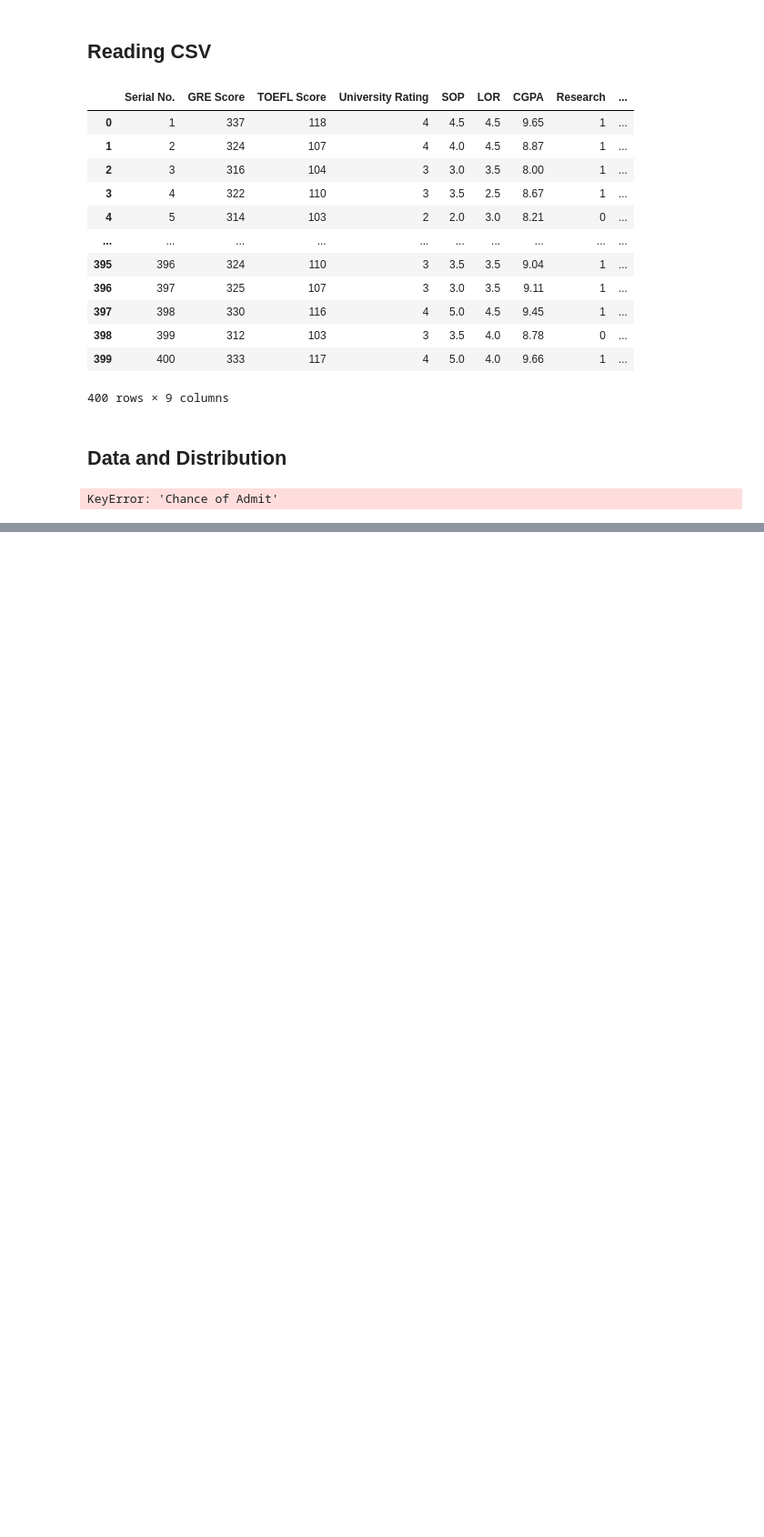
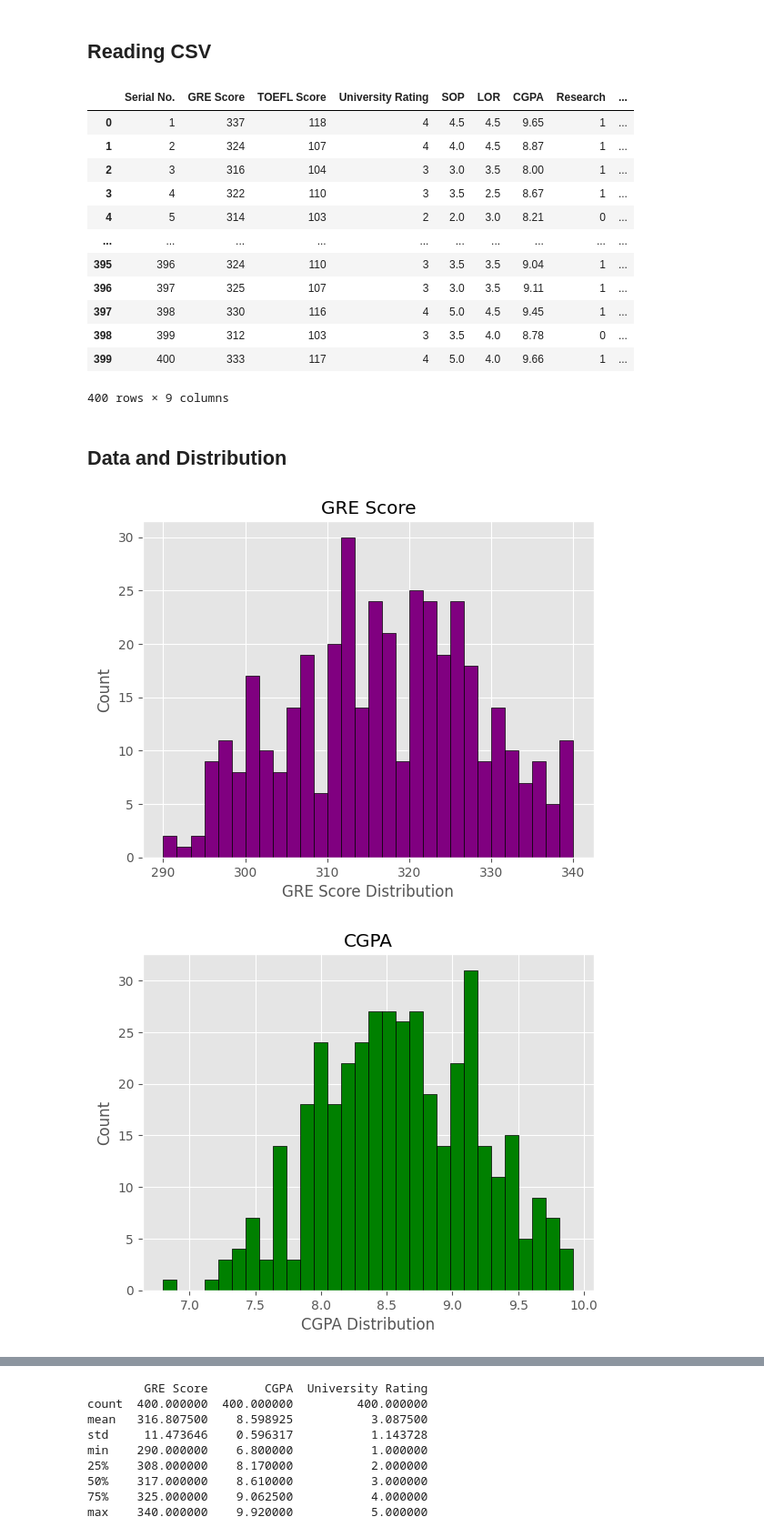
Before and after one commit to foriundo/CS556-Project, a Jupyter notebook: CS556 Project.ipynb, the cells around one changed output, grey strips where cells are left out. Shown at 91% size. Cells and saved outputs as stored; diff of their text form; code cells hidden in the pictures; blank space fills up the shorter version.

```diff
--- a/CS556 Project.ipynb
+++ b/CS556 Project.ipynb
@@ -62,13 +38,0 @@ plt.show()
-# %%
-# Features and target
-X = df[['GRE Score', 'CGPA', 'Research']]
-y = df['Chance of Admit']
-
-# Scale the features
-scaler = StandardScaler()
-X_scaled = scaler.fit_transform(X)
-
-# Split the data
-X_train, X_test, y_train, y_test = train_test_split(X_scaled, y, test_size=0.2, random_state=42)
-# %% [output]
-KeyError: 'Chance of Admit'
@@ -89,12 +39,14 @@ print("Test MSE:", test_mse)
 # %%
-from sklearn.decomposition import PCA
+datasets = ['GRE Score','CGPA','University Rating']
+colors = ['purple', 'green', 'brown']
 
-pca = PCA(n_components=2)
-X_pca = pca.fit_transform(X_scaled)
-
-plt.scatter(X_pca[:, 0], X_pca[:, 1], c=y, cmap='viridis')
-plt.title("PCA Projection of Admission Data")
-plt.xlabel("Principal Component 1")
-plt.ylabel("Principal Component 2")
-plt.colorbar(label='Chance of Admit')
-plt.show()
+for dataset,c in zip(datasets,colors):
+    plt.hist(df[dataset], bins=30, edgecolor = 'black', color= c)
+    plt.title(dataset)
+    plt.xlabel(f'{dataset} Distribution')
+    plt.ylabel('Count')
+    plt.show()
+print(df[datasets].describe())
+# %% [output]
+[figure, added]
+[figure, added]
@@ -100,0 +54,9 @@ plt.show()
+        GRE Score        CGPA  University Rating
+count  400.000000  400.000000         400.000000
+mean   316.807500    8.598925           3.087500
+std     11.473646    0.596317           1.143728
+min    290.000000    6.800000           1.000000
+25%    308.000000    8.170000           2.000000
+50%    317.000000    8.610000           3.000000
+75%    325.000000    9.062500           4.000000
+max    340.000000    9.920000           5.000000
```
Also changed, not shown: parts of 11 cells of this notebook, 2 other files.
